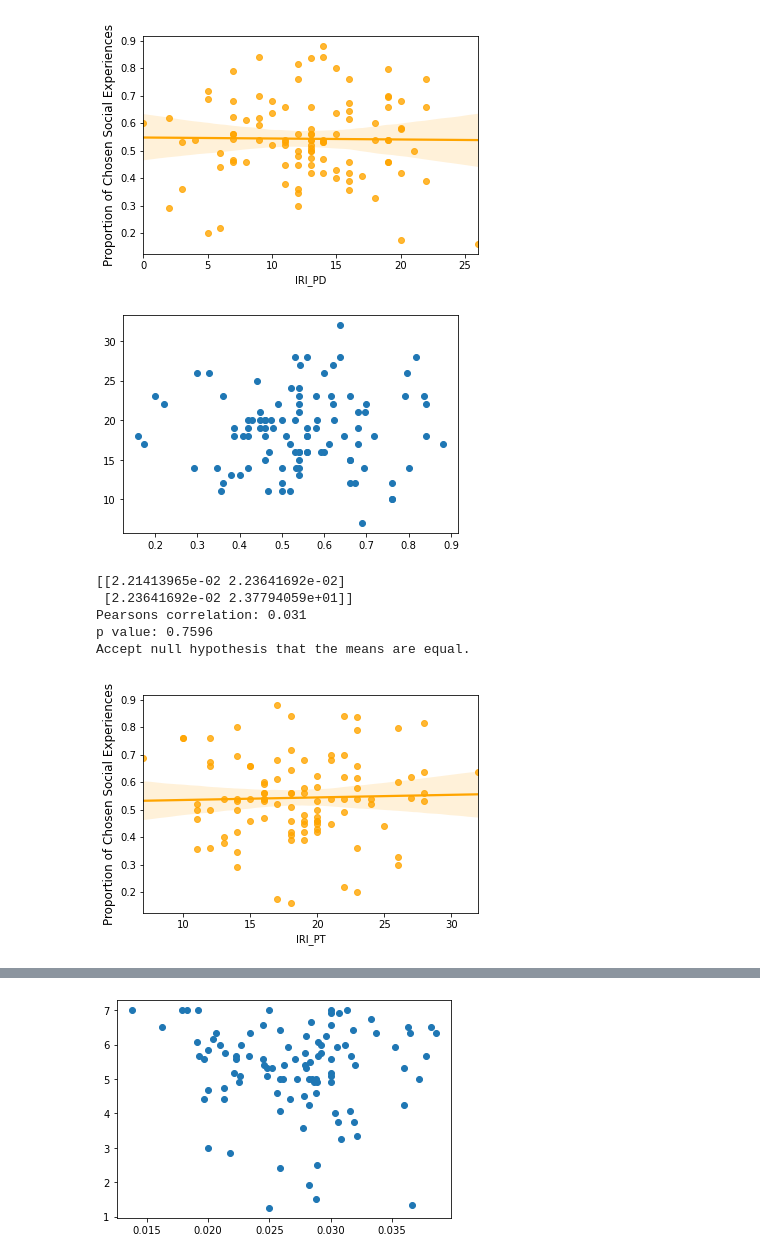
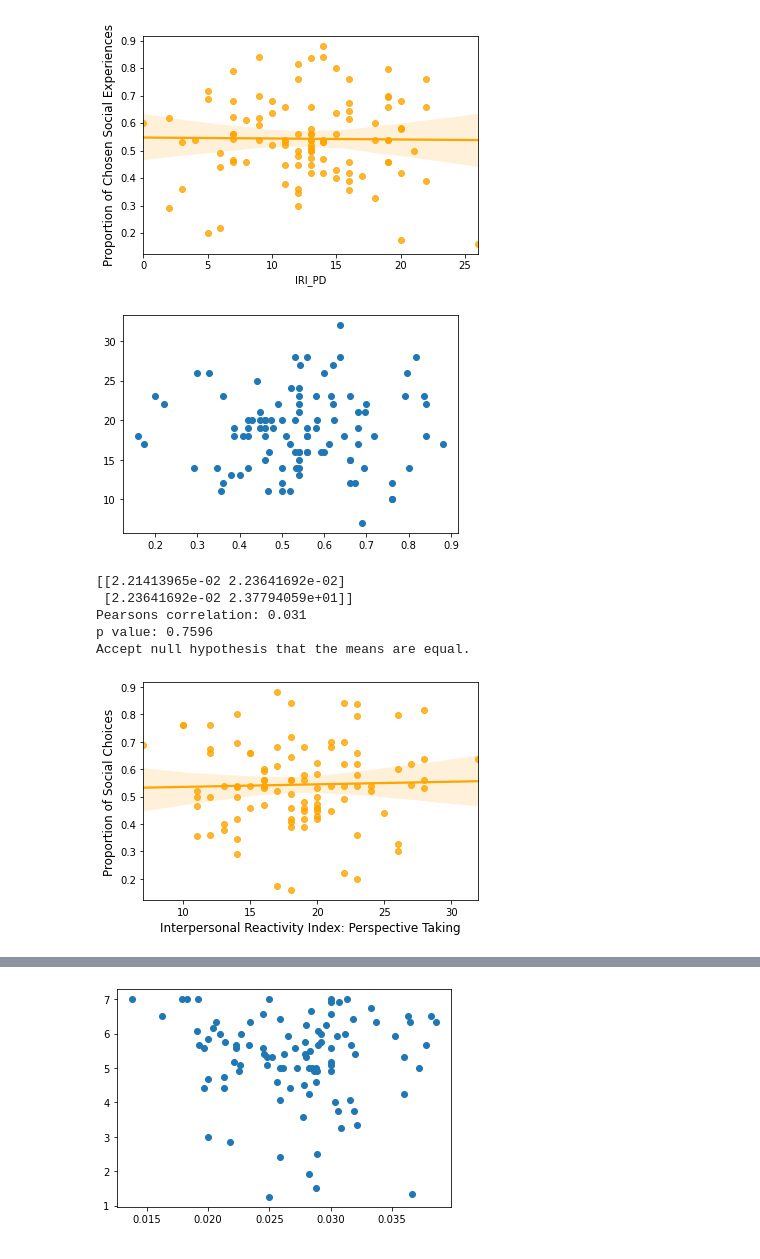
Before and after one commit to fareri-lab/WTP_CardTask, a Jupyter notebook: data/updated_9_2021_oldWTPdata.ipynb, the cells around one changed output, grey strips where cells are left out. Drawn from its saved outputs; the diff is of its cells as text; code cells hidden in the pictures.

```diff
--- a/data/updated_9_2021_oldWTPdata.ipynb
+++ b/data/updated_9_2021_oldWTPdata.ipynb
@@ -321,30 +323,31 @@ Accept null hypothesis that the means are equal.
 # %%
 #propsocial  / iri pt
 pyplot.scatter(prop_social, iri_pt)
 pyplot.show()
 covariance = cov(prop_social, iri_pt)
 print(covariance)
 corr, _ = pearsonr(prop_social, iri_pt)
 print('Pearsons correlation: %.3f' % corr)
 r,p = scipy.stats.pearsonr(prop_social, iri_pt)
 print('p value: %.4f' % p)
 alpha = 0.10
 if p > alpha:
 	print('Accept null hypothesis that the means are equal.')
 else:
     print('Reject the null hypothesis that the means are equal.')
 
 s_prop_iri_pt=sns.regplot(x="IRI_PT", y="prop_social", data=wtpdata,color="orange");
-s_prop_iri_pt.set_ylabel('Proportion of Chosen Social Experiences',fontsize=12)
+s_prop_iri_pt.set_ylabel('Proportion of Social Choices',fontsize=12)
+s_prop_iri_pt.set_xlabel('Interpersonal Reactivity Index: Perspective Taking',fontsize=12)
 s_prop_iri_pt.figure.savefig('old_s_sum_iri_pt_scatter.svg')
 # %% [output]
 [figure]
 [[2.21413965e-02 2.23641692e-02]
  [2.23641692e-02 2.37794059e+01]]
 Pearsons correlation: 0.031
 p value: 0.7596
 Accept null hypothesis that the means are equal.
-[figure, old version]
+[figure, new version]
 # %%
 #propsocial  / iri ec
 pyplot.scatter(prop_social, iri_ec)
```
Also changed, not shown: parts of 9 cells of this notebook, 9 other files.
